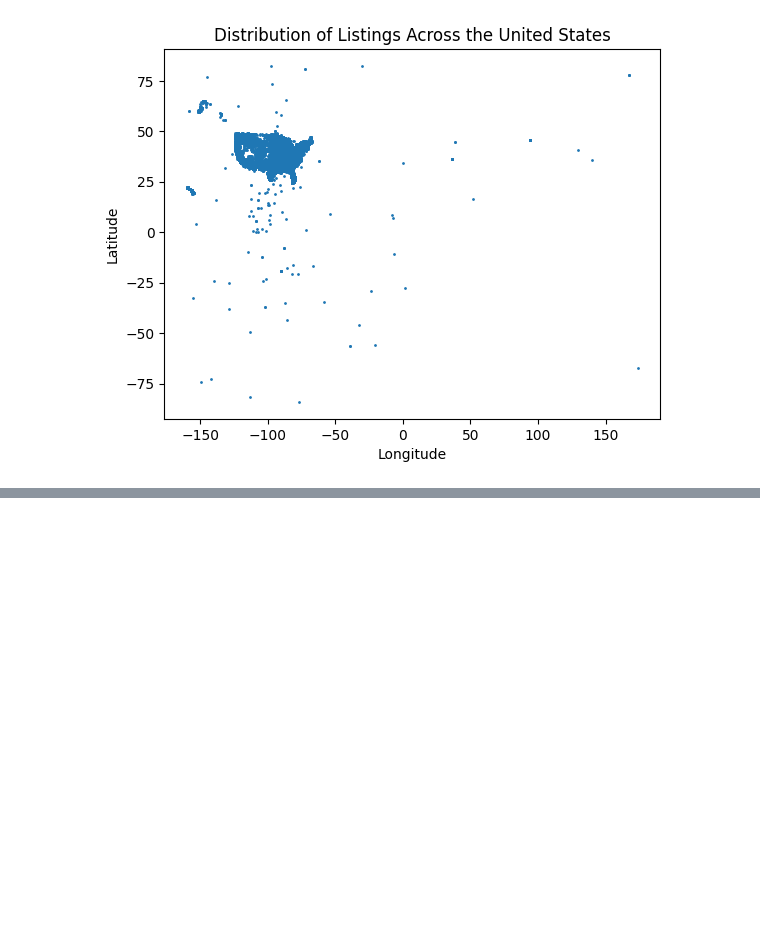
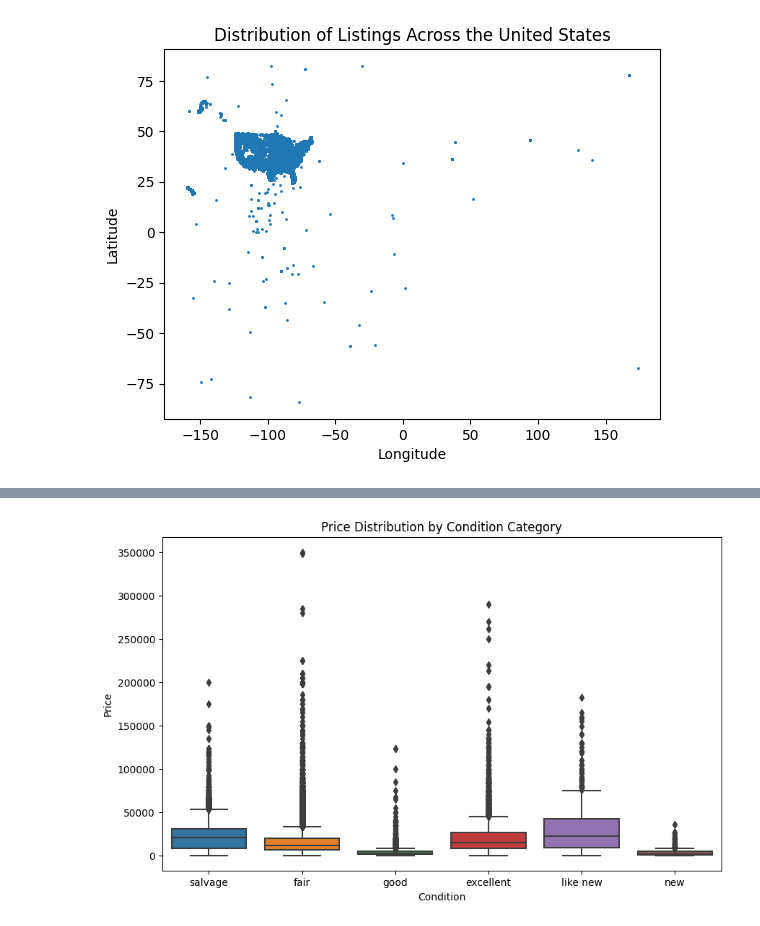
Before and after one commit to zaki1503/craigslistpriceprediction, a Jupyter notebook: DSC148FinalProjectNotebook.ipynb, the cells around one changed output, grey strips where cells are left out. Saved outputs shown, nothing was run; the diff lists cells and outputs as text; code cells hidden in the pictures; blank space fills up the shorter version.

```diff
--- a/DSC148FinalProjectNotebook.ipynb
+++ b/DSC148FinalProjectNotebook.ipynb
@@ -329,0 +459,24 @@ us_map
+# %%
+# create a dictionary to map condition categories to numerical values
+condition_order = {'salvage': 0, 'fair': 1, 'good': 2, 'excellent': 3, 'like new': 4, 'new': 5}
+
+# create a new column in the DataFrame with the numerical values
+df_bp = df_clean
+df_bp['condition_order'] = df_bp['condition'].map(condition_order)
+
+# create a boxplot
+fig, ax = plt.subplots(figsize=(10, 6))  # set the figsize parameter to adjust the plot width
+sns.boxplot(x='condition', y='price', data=df_bp, whis=1, ax=ax)
+
+# set title and axis labels
+ax.set_title('Price Distribution by Condition Category')
+ax.set_xlabel('Condition')
+ax.set_ylabel('Price')
+
+# set the tick labels for the x-axis to the condition categories
+plt.xticks(range(len(condition_order)), sorted(condition_order, key=lambda x: condition_order[x]))
+
+# display the plot
+plt.show()
+# %% [output]
+[figure, added]
```
Also changed, not shown: parts of 17 cells of this notebook.
